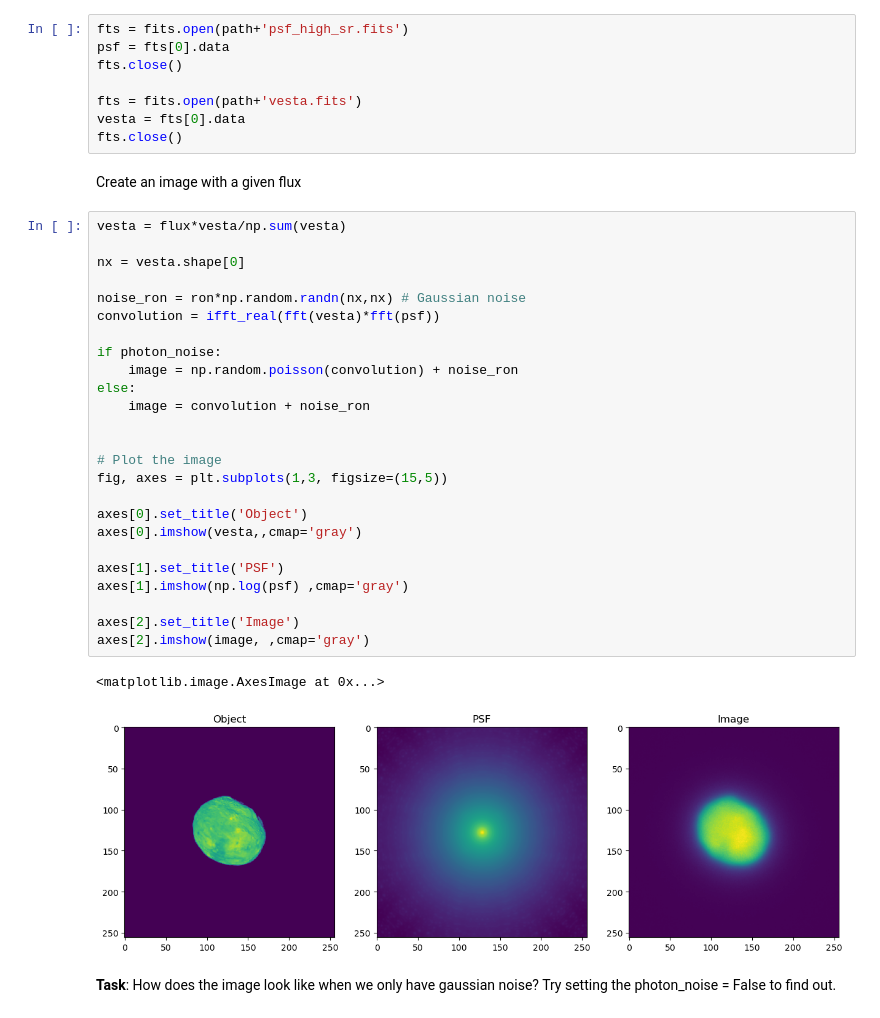
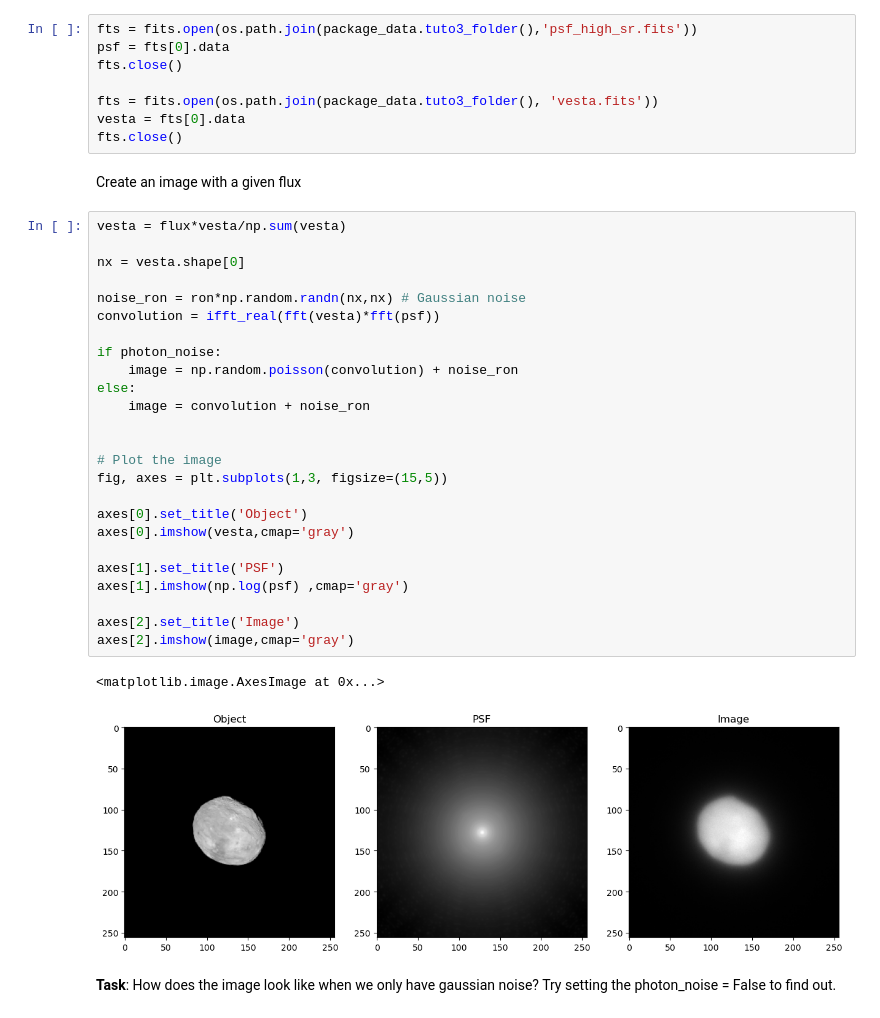
Before and after one commit to ArcetriAdaptiveOptics/OAO24, a Jupyter notebook: oao24/tutorials/tuto3/image_deconvolution.ipynb, the cells around one changed output. Saved outputs shown, nothing was run; the diff lists cells and outputs as text.

Commit message:
path has been changed. Should be able to load data now

```diff
--- a/oao24/tutorials/tuto3/image_deconvolution.ipynb
+++ b/oao24/tutorials/tuto3/image_deconvolution.ipynb
@@ -93,11 +104,11 @@ photon_noise = True
 # %% [markdown]
 Here you will load the files to create the image. The PSF and the object are loaded into .fits format, which would require astropy to open it.
 # %%
-fts = fits.open(path+'psf_high_sr.fits')
+fts = fits.open(os.path.join(package_data.tuto3_folder(),'psf_high_sr.fits'))
 psf = fts[0].data
 fts.close()
 
-fts = fits.open(path+'vesta.fits')
+fts = fits.open(os.path.join(package_data.tuto3_folder(), 'vesta.fits'))
 vesta = fts[0].data
 fts.close()
 # %% [markdown]
@@ -105,31 +116,31 @@ Create an image with a given flux
 # %%
 vesta = flux*vesta/np.sum(vesta)
 
 nx = vesta.shape[0]
 
 noise_ron = ron*np.random.randn(nx,nx) # Gaussian noise
 convolution = ifft_real(fft(vesta)*fft(psf))
 
 if photon_noise:
     image = np.random.poisson(convolution) + noise_ron
 else:
     image = convolution + noise_ron
 
 
 # Plot the image
 fig, axes = plt.subplots(1,3, figsize=(15,5))
 
 axes[0].set_title('Object')
-axes[0].imshow(vesta,,cmap='gray')
+axes[0].imshow(vesta,cmap='gray')
 
 axes[1].set_title('PSF')
 axes[1].imshow(np.log(psf) ,cmap='gray')
 
 axes[2].set_title('Image')
-axes[2].imshow(image, ,cmap='gray')
+axes[2].imshow(image,cmap='gray')
 # %% [output]
 <matplotlib.image.AxesImage at 0x...>
-[figure, old version]
+[figure, new version]
 # %% [markdown]
 **Task**: How does the image look like when we only have gaussian noise? Try setting the photon_noise = False to find out.
 # %% [markdown]
```
Also changed, not shown: parts of 4 cells of this notebook.
